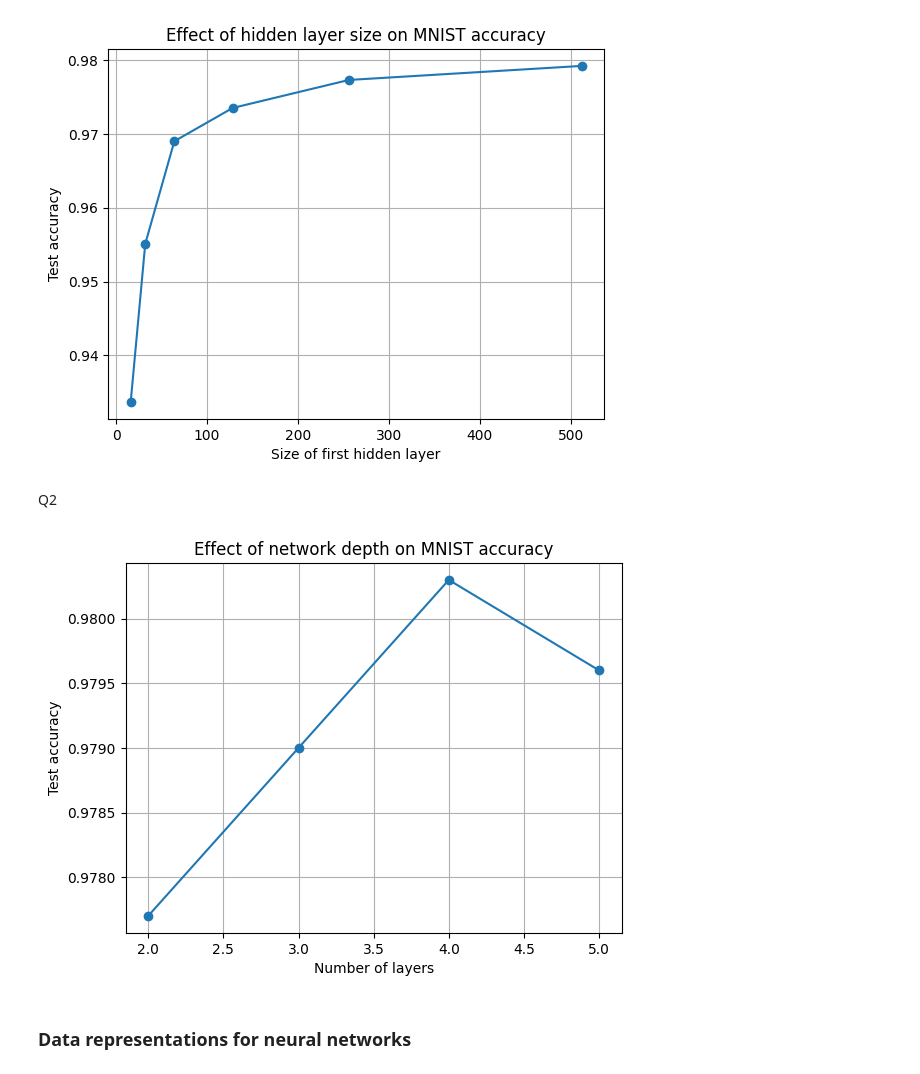
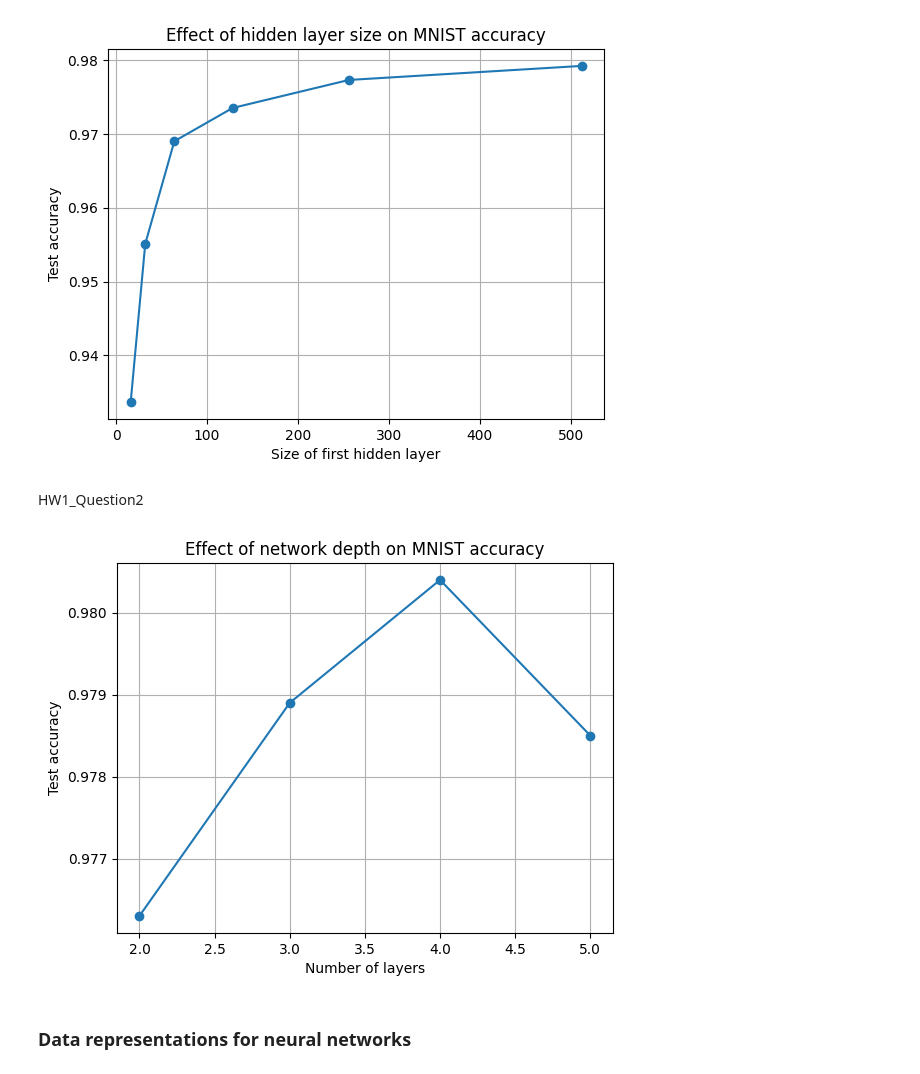
Before and after one commit to JacobianZhengyu1/JacobianZhengyu1.github.io, a Jupyter notebook: chapter02_mathematical-building-blocks.ipynb, the cells around one changed output. Cells and saved outputs as stored; diff of their text form; code cells hidden in the pictures.

```diff
--- a/chapter02_mathematical-building-blocks.ipynb
+++ b/chapter02_mathematical-building-blocks.ipynb
@@ -160,8 +160,8 @@ plt.grid(True)
 plt.show()
 # %% [output]
 [figure]
-# %% [markdown]
-Q2
+# %% [markdown]
+HW1_Question2
 # %%
 import matplotlib.pyplot as plt
 import keras
@@ -169,9 +169,9 @@ from keras import layers
 
 layer_configs = {
     2: [512],
-    3: [512, 256],
-    4: [512, 256, 128],
-    5: [512, 256, 128, 64],
+    3: [512, 128],
+    4: [512, 128, 128],
+    5: [512, 128, 128, 64],
 }
 
 num_layers = []
@@ -185,34 +185,34 @@ for L, hidden_layers in layer_configs.items():
 
 
     model.add(layers.Dense(10, activation="softmax"))
 
     model.compile(
         optimizer="adam",
         loss="sparse_categorical_crossentropy",
         metrics=["accuracy"],
     )
 
     model.fit(
         train_images,
         train_labels,
         epochs=5,
         batch_size=128,
         verbose=0
     )
 
     _, test_acc = model.evaluate(test_images, test_labels, verbose=0)
 
     num_layers.append(L)
     test_accuracies.append(test_acc)
 
 plt.plot(num_layers, test_accuracies, marker="o")
 plt.xlabel("Number of layers")
 plt.ylabel("Test accuracy")
 plt.title("Effect of network depth on MNIST accuracy")
 plt.grid(True)
 plt.show()
 # %% [output]
-[figure, old version]
+[figure, new version]
 # %% [markdown]
 ### Data representations for neural networks
 # %% [markdown]
```
Also changed, not shown: parts of 2 cells of this notebook.
